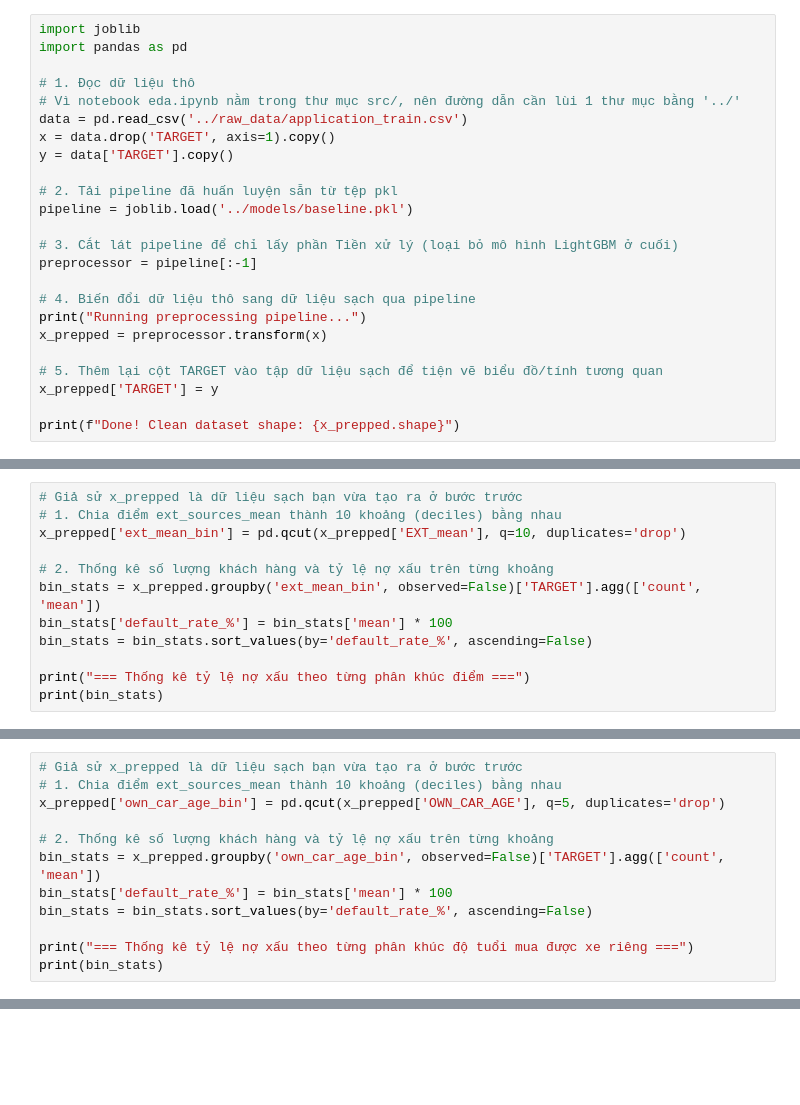
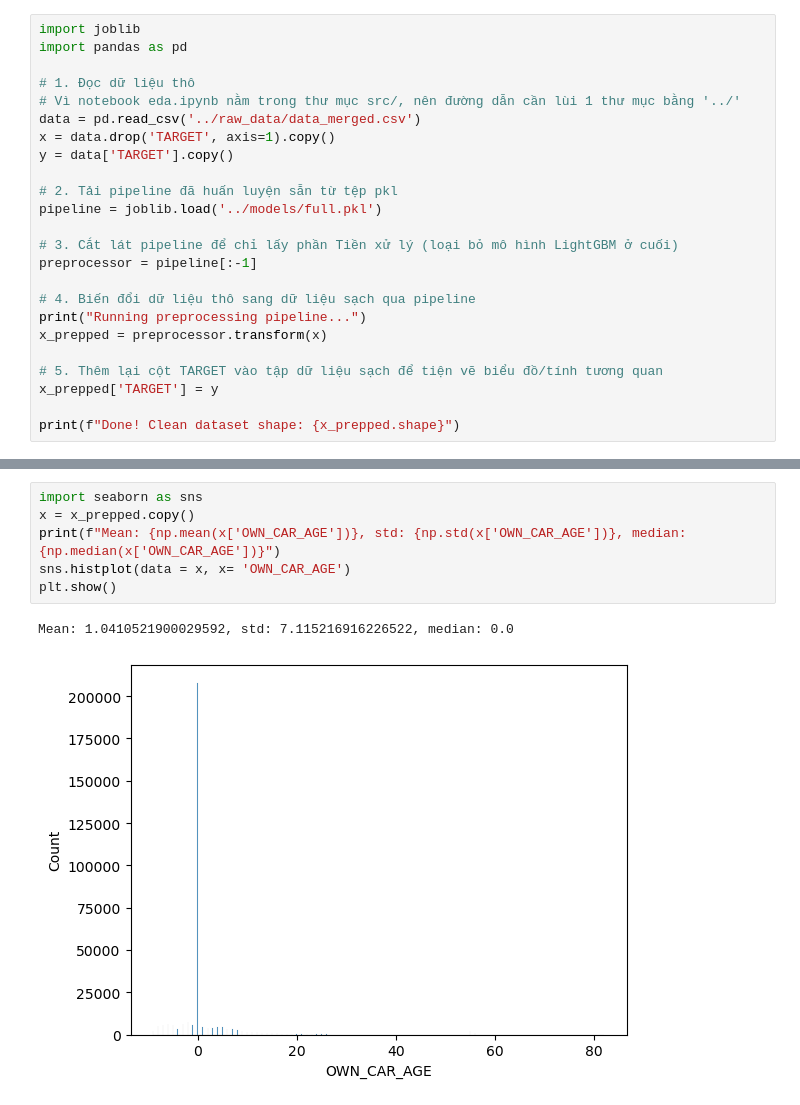
Before and after one commit to QuanJester/Credit-Scoring-Project, a Jupyter notebook: src/eda.ipynb, the cells around one changed output, grey strips where cells are left out. Saved outputs shown, nothing was run; the diff lists cells and outputs as text; blank space fills up the shorter version.

```diff
--- a/src/eda.ipynb
+++ b/src/eda.ipynb
@@ -4,12 +4,12 @@ import pandas as pd
 
 # 1. Đọc dữ liệu thô
 # Vì notebook eda.ipynb nằm trong thư mục src/, nên đường dẫn cần lùi 1 thư mục bằng '../'
-data = pd.read_csv('../raw_data/application_train.csv')
+data = pd.read_csv('../raw_data/data_merged.csv')
 x = data.drop('TARGET', axis=1).copy()
 y = data['TARGET'].copy()
 
 # 2. Tải pipeline đã huấn luyện sẵn từ tệp pkl
-pipeline = joblib.load('../models/baseline.pkl')
+pipeline = joblib.load('../models/full.pkl')
 
 # 3. Cắt lát pipeline để chỉ lấy phần Tiền xử lý (loại bỏ mô hình LightGBM ở cuối)
 preprocessor = pipeline[:-1]
@@ -35,12 +32,0 @@ important_feature = ['EXT_SOURCE_1', 'EXT_SOURCE_2', 'EXT_SOURCE_3', 'DAYS_BIRTH
-# %%
-# Giả sử x_prepped là dữ liệu sạch bạn vừa tạo ra ở bước trước
-# 1. Chia điểm ext_sources_mean thành 10 khoảng (deciles) bằng nhau
-x_prepped['ext_mean_bin'] = pd.qcut(x_prepped['EXT_mean'], q=10, duplicates='drop')
-
-# 2. Thống kê số lượng khách hàng và tỷ lệ nợ xấu trên từng khoảng
-bin_stats = x_prepped.groupby('ext_mean_bin', observed=False)['TARGET'].agg(['count', 'mean'])
-bin_stats['default_rate_%'] = bin_stats['mean'] * 100
-bin_stats = bin_stats.sort_values(by='default_rate_%', ascending=False)
-
-print("=== Thống kê tỷ lệ nợ xấu theo từng phân khúc điểm ===")
-print(bin_stats)
@@ -61,12 +32,0 @@ ext_mean_bin
-# %%
-# Giả sử x_prepped là dữ liệu sạch bạn vừa tạo ra ở bước trước
-# 1. Chia điểm ext_sources_mean thành 10 khoảng (deciles) bằng nhau
-x_prepped['own_car_age_bin'] = pd.qcut(x_prepped['OWN_CAR_AGE'], q=5, duplicates='drop')
-
-# 2. Thống kê số lượng khách hàng và tỷ lệ nợ xấu trên từng khoảng
-bin_stats = x_prepped.groupby('own_car_age_bin', observed=False)['TARGET'].agg(['count', 'mean'])
-bin_stats['default_rate_%'] = bin_stats['mean'] * 100
-bin_stats = bin_stats.sort_values(by='default_rate_%', ascending=False)
-
-print("=== Thống kê tỷ lệ nợ xấu theo từng phân khúc độ tuổi mua được xe riêng ===")
-print(bin_stats)
@@ -129,0 +214,9 @@ KeyError: "['FLAG_OWN_CAR'] not in index"
+# %%
+import seaborn as sns
+x = x_prepped.copy()
+print(f"Mean: {np.mean(x['OWN_CAR_AGE'])}, std: {np.std(x['OWN_CAR_AGE'])}, median: {np.median(x['OWN_CAR_AGE'])}")
+sns.histplot(data = x, x= 'OWN_CAR_AGE')
+plt.show()
+# %% [output]
+Mean: 1.0410521900029592, std: 7.115216916226522, median: 0.0
+[figure, added]
```
Also changed, not shown: parts of 12 cells of this notebook, 5 other files.
